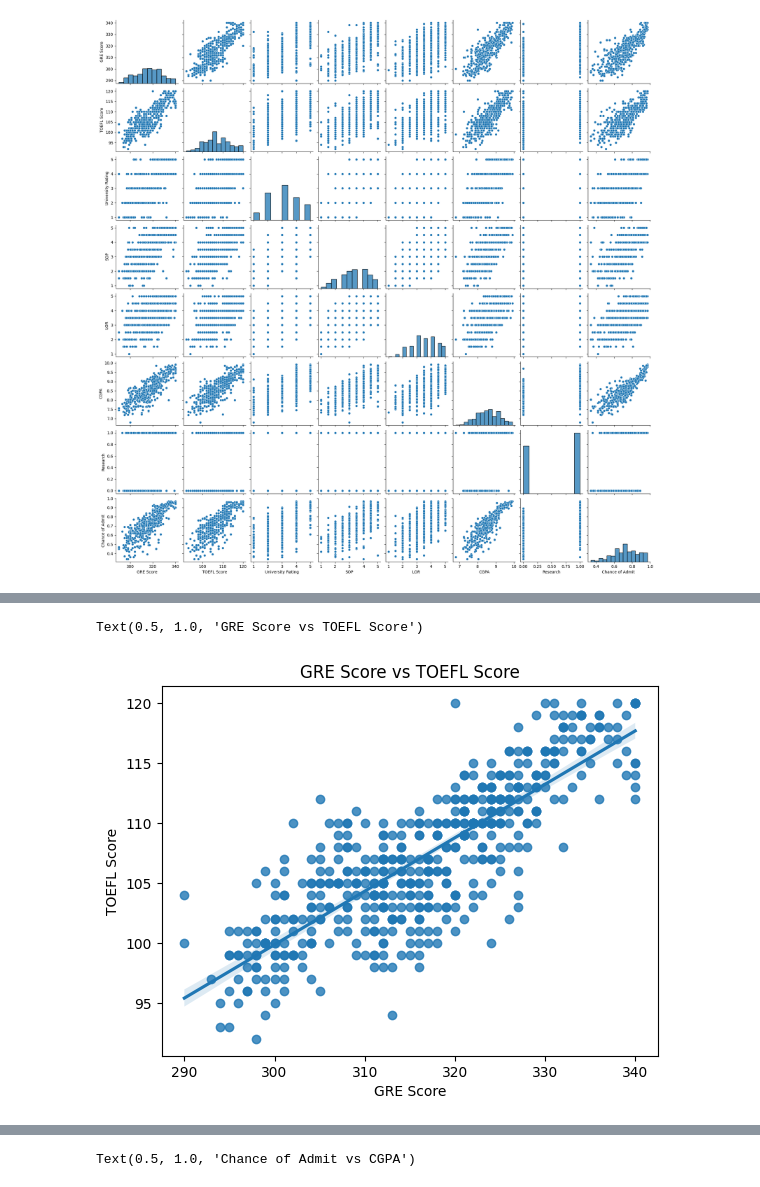
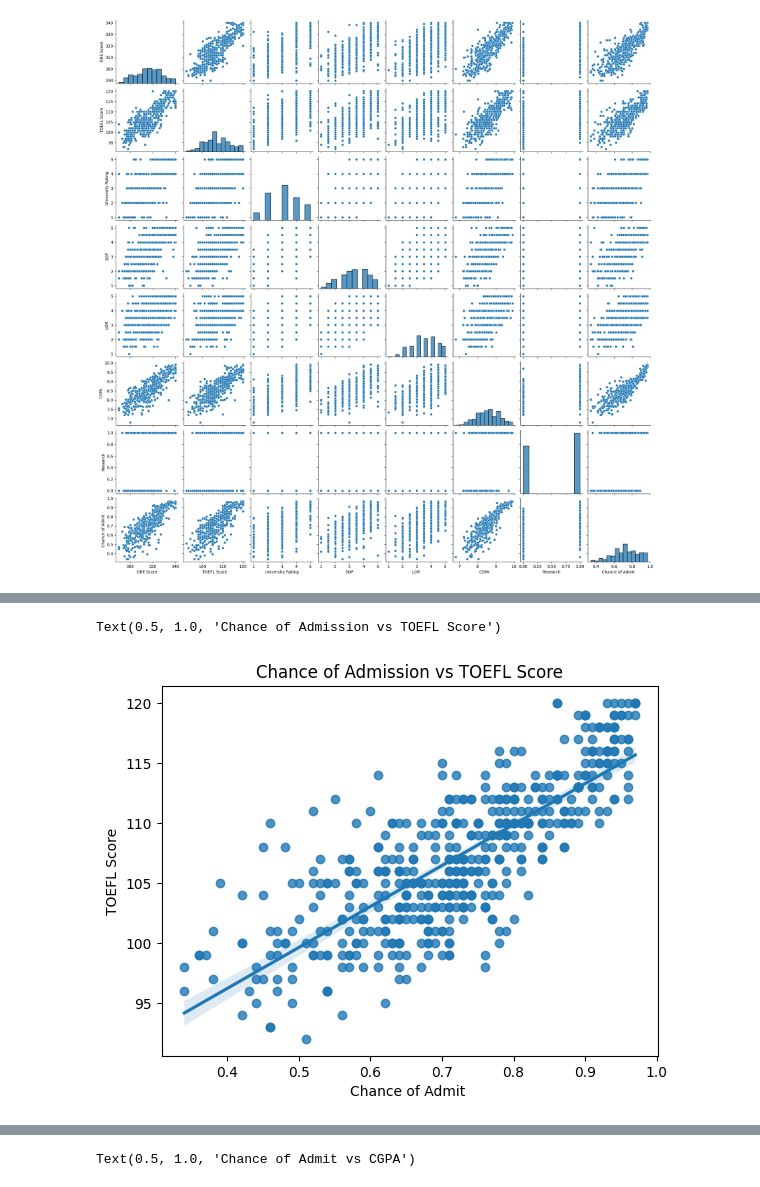
Before and after one commit to leon-czarlinski/UniversityAdmission, a Jupyter notebook: prediction-using-multiple-linear-regresion.ipynb, the cells around one changed output, grey strips where cells are left out. Drawn from its saved outputs; the diff is of its cells as text; code cells hidden in the pictures.

```diff
--- a/prediction-using-multiple-linear-regresion.ipynb
+++ b/prediction-using-multiple-linear-regresion.ipynb
@@ -282,6 +294,6 @@ There is also a positive correlation between GRE Score and TOEFL score, GRE and
 # %%
-sns.regplot(x="GRE Score", y="TOEFL Score", data=admission_df)
-plt.title("GRE Score vs TOEFL Score")
+sns.regplot(x="Chance of Admit ", y="TOEFL Score", data=admission_df)
+plt.title("Chance of Admission vs TOEFL Score")
 # %% [output]
-Text(0.5, 1.0, 'GRE Score vs TOEFL Score')
+Text(0.5, 1.0, 'Chance of Admission vs TOEFL Score')
-[figure, old version]
+[figure, new version]
```
Also changed, not shown: parts of 23 cells of this notebook.
